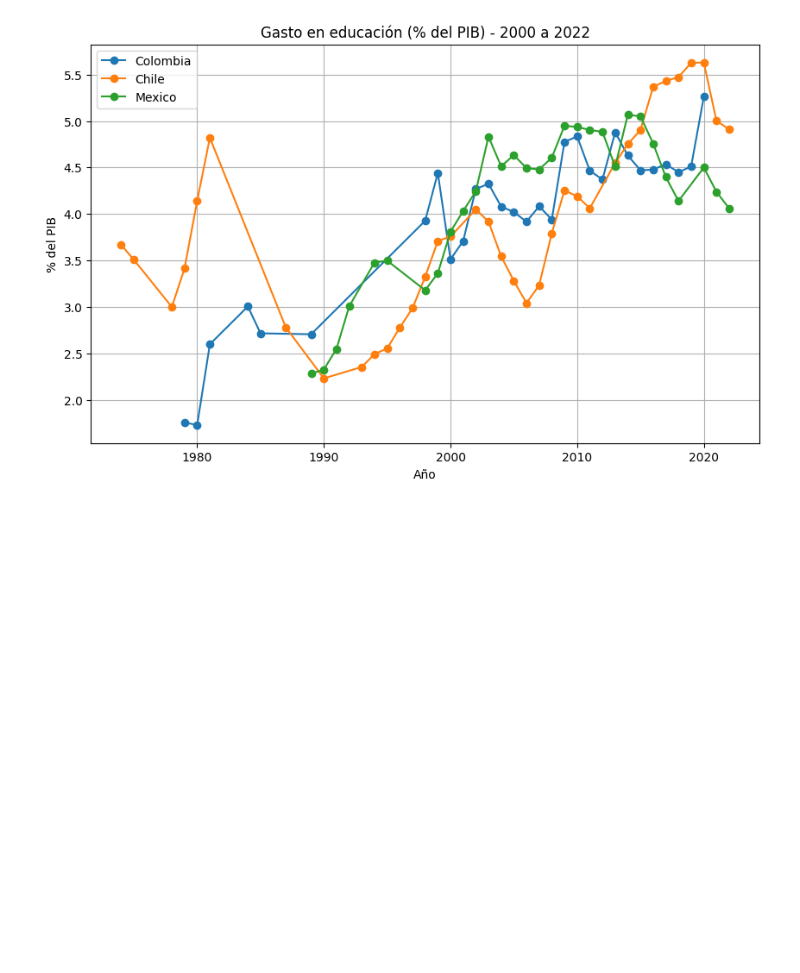
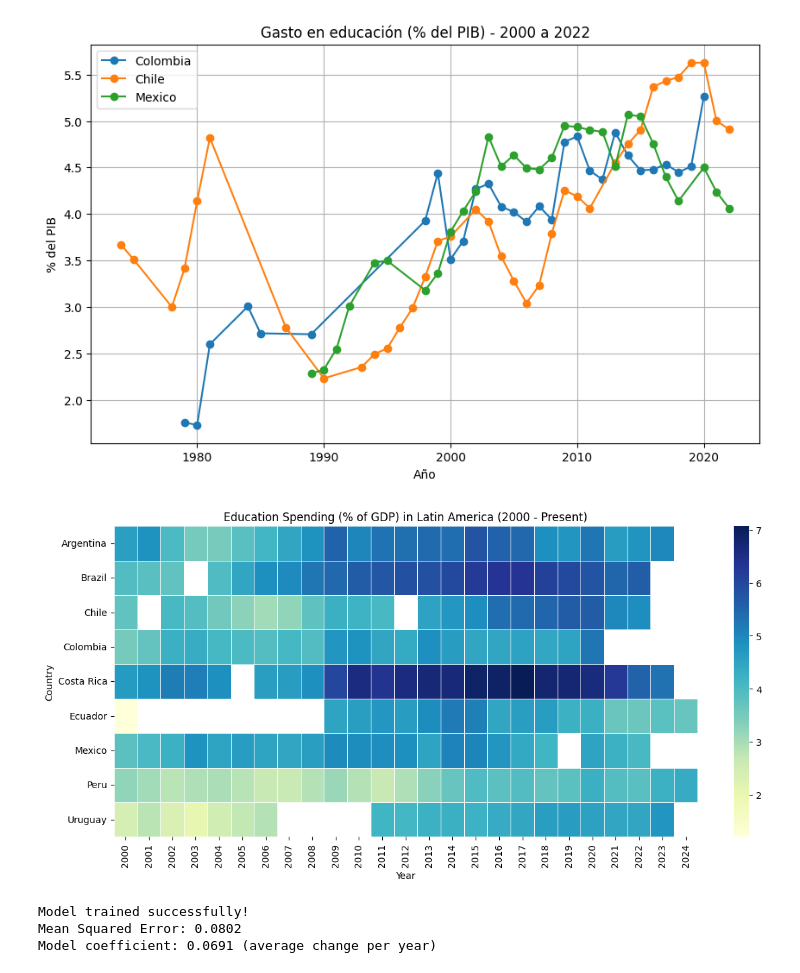
Before and after one commit to JuanDiegoLealSalazar/education-spending-and-outcomes, a Jupyter notebook: notebooks/01_load_data.ipynb, the cells around one changed output. Drawn from its saved outputs; the diff is of its cells as text; code cells hidden in the pictures; blank space fills up the shorter version.

```diff
--- a/notebooks/01_load_data.ipynb
+++ b/notebooks/01_load_data.ipynb
@@ -67,3 +67,56 @@ plt.savefig('../reports/01_education_spending.png', dpi=300, bbox_inches='tight'
 plt.show()
 # %% [output]
 [figure]
+# %%
+import seaborn as sns
+
+# Lista de países de América Latina (puedes agregar más)
+latam = ['Colombia', 'Chile', 'Mexico', 'Brazil', 'Argentina', 'Peru', 'Ecuador', 'Costa Rica', 'Uruguay']
+df_latam = df[df['country'].isin(latam)]
+
+# Crear una tabla dinámica: filas = países, columnas = años, valores = % del PIB
+pivot_latam = df_latam.pivot(index='country', columns='date', values='value')
+
+# Quedarnos con los años recientes (del 2000 en adelante) para que se vea bien
+pivot_latam = pivot_latam.loc[:, pivot_latam.columns >= 2000]
+
+# Crear el mapa de calor
+plt.figure(figsize=(14, 6))
+sns.heatmap(pivot_latam, cmap='YlGnBu', linewidths=.5, annot=False)
+plt.title('Education Spending (% of GDP) in Latin America (2000 - Present)')
+plt.xlabel('Year')
+plt.ylabel('Country')
+plt.show()
+# %% [output]
+[figure, added]
+# %%
+from sklearn.model_selection import train_test_split
+from sklearn.linear_model import LinearRegression
+from sklearn.metrics import mean_squared_error
+import numpy as np
+
+# Preparar los datos de Colombia
+df_col = df[df['country'] == 'Colombia'].dropna(subset=['value'])
+X = df_col[['date']]  # El año (variable independiente)
+y = df_col['value']   # El gasto (variable dependiente)
+
+# Dividir en datos de entrenamiento (80%) y prueba (20%)
+X_train, X_test, y_train, y_test = train_test_split(X, y, test_size=0.2, random_state=42)
+
+# Crear y entrenar el modelo
+model = LinearRegression()
+model.fit(X_train, y_train)
+
+# Hacer predicciones
+y_pred = model.predict(X_test)
+
+# Calcular el error (MSE)
+mse = mean_squared_error(y_test, y_pred)
+
+print(f"Model trained successfully!")
+print(f"Mean Squared Error: {mse:.4f}")
+print(f"Model coefficient: {model.coef_[0]:.4f} (average change per year)")
+# %% [output]
+Model trained successfully!
+Mean Squared Error: 0.0802
+Model coefficient: 0.0691 (average change per year)
```
Also changed, not shown: parts of 1 cell of this notebook, 1 other file.
